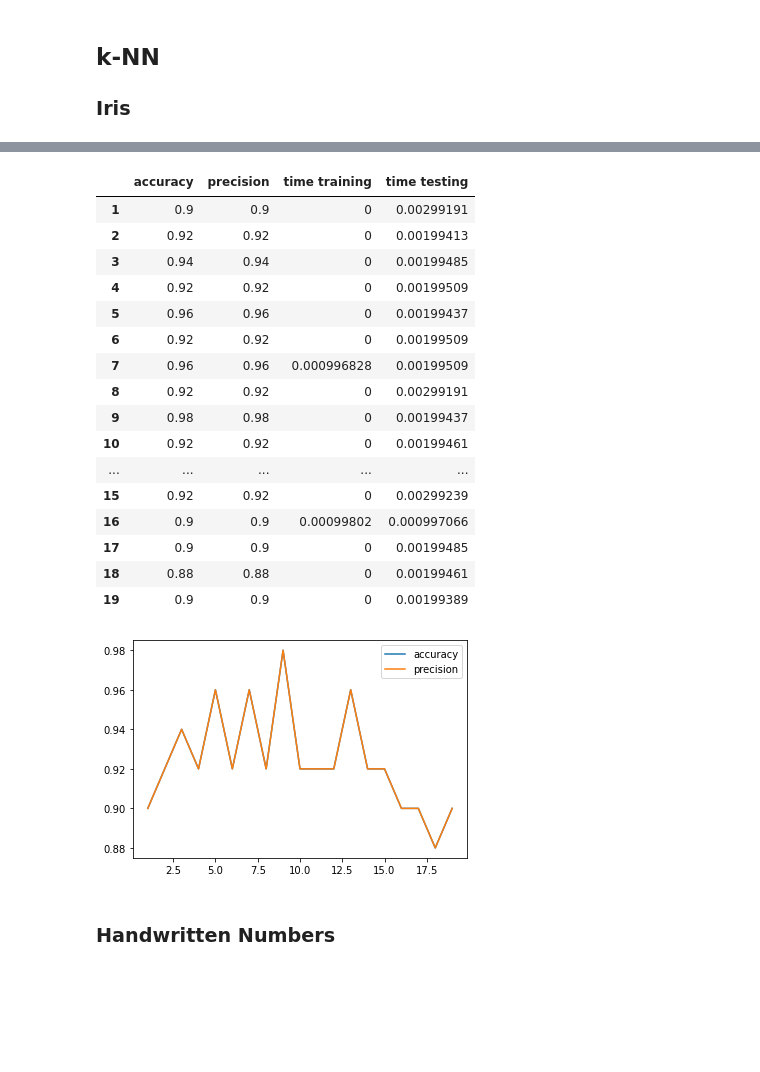
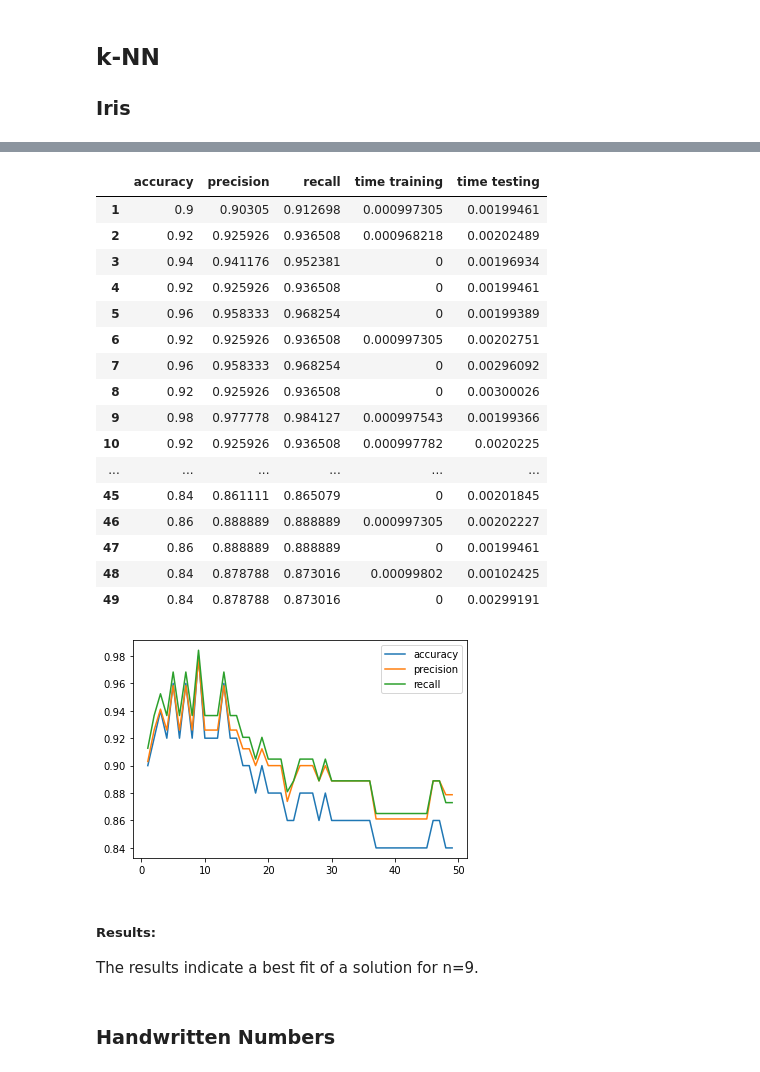
Before and after one commit to kocmana/tw_mle_exercise2, a Jupyter notebook: tw_mle_exercise2.ipynb, the cells around one changed output, grey strips where cells are left out. Drawn from its saved outputs; the diff is of its cells as text; code cells hidden in the pictures; blank space fills up the shorter version.

```diff
--- a/tw_mle_exercise2.ipynb
+++ b/tw_mle_exercise2.ipynb
@@ -50,27 +54,27 @@ Your submission shall contain
 # %%
 #General Imports
-
-import numpy as np
 from sklearn.model_selection import train_test_split
 from sklearn import datasets
 from sklearn import metrics
 from sklearn.utils import shuffle
+from sklearn.model_selection import cross_val_score
 import pandas as pd
 import time
-import datetime
 
 #Data reporting
-from IPython.display import display, HTML
-import matplotlib.pyplot as plt
+from IPython.display import display
 
 #Global variables
 randomState=24  # change the state with the numeric parts of your matrikelnummer; if you are in a group, use the sume of the numeric parts
                 # se19m024
+averagingApproach = 'macro'
+zero_divisionApproach = 0
 
 #Overall report
 ml_approaches = ['k-NN', 'bayes', 'perceptron', 'decision tree']
-overall_results_iris = pd.DataFrame(columns=['accuracy','precision','time training', 'time testing'], index=ml_approaches)
-overall_results_digits = pd.DataFrame(columns=['accuracy','precision','time training', 'time testing'], index=ml_approaches)
+resultColumns = ['accuracy','precision','recall','time training', 'time testing']
+overall_results_iris = pd.DataFrame(columns=resultColumns, index=ml_approaches)
+overall_results_digits = pd.DataFrame(columns=resultColumns, index=ml_approaches)
 # %% [markdown]
 ## k-NN
 
@@ -84,14 +88,12 @@ dataSet = datasets.load_iris()
 # Shuffle our input data
 data, target = shuffle(dataSet.data, dataSet.target, random_state=randomState)
 
-testvalues = range(1,20)
+testvalues = range(1,50)
 
 # Prepare dataframe for results
-knn_results_iris = pd.DataFrame(columns=['accuracy','precision','time training', 'time testing'], index=testvalues)
+knn_results_iris = pd.DataFrame(columns=resultColumns, index=testvalues)
 
 # Prepare a train/test set split
-# split 2/3 1/3 into training & test set
-# We use the random number generator state +1; this will influence how our data is split
 X_train, X_test, y_train, y_test = train_test_split(data, target, test_size=0.33, random_state=(randomState+1))
 
 # parameters for k-NN
@@ -111,19 +113,26 @@ for n in n_neighbors:
     end_time_test = time.time()
 
     # Compute metrics
-    acc=metrics.accuracy_score(y_test, y_test_predicted)
-    precision=metrics.precision_score(y_test, y_test_predicted, average="micro")
+    acc = metrics.accuracy_score(y_test, y_test_predicted)
+    recall=metrics.recall_score(y_test, y_test_predicted, average=averagingApproach, zero_division=zero_divisionApproach)
+    precision = metrics.precision_score(y_test, y_test_predicted, average=averagingApproach, zero_division=zero_divisionApproach)
+
+    scores = cross_val_score(classifier, data, target, cv=5)
+    print("5 Fold Verification with N: " + str(n))
+    print("Accuracy: %0.2f (+/- %0.2f)" % (scores.mean(), scores.std() * 2))
 
     result = pd.Series({
         'accuracy':acc,
         'precision':precision,
+        'recall':recall,
         'time training':end_time_train-start_time_train,
         'time testing':end_time_test-start_time_test
     })
     knn_results_iris.loc[n] = result
 
+print("Holdout Result for Iris Dataset and k-NN by Iterating over N values:")
 display(knn_results_iris)
-knn_results_iris[['accuracy','precision']].plot.line()
+knn_results_iris[['accuracy','precision', 'recall']].plot.line()
 
 #Store result with best accuracy in overall results dataframe
 best_result = knn_results_iris[knn_results_iris['accuracy']==knn_results_iris['accuracy'].max()]
@@ -132,21 +158,24 @@ overall_results_iris.loc['k-NN']=best_result.loc[best_result.last_valid_index()]
-|  | accuracy | precision | time training | time testing |
-| 1 | 0.9 | 0.9 | 0 | 0.00299191 |
-| 2 | 0.92 | 0.92 | 0 | 0.00199413 |
-| 3 | 0.94 | 0.94 | 0 | 0.00199485 |
-| 4 | 0.92 | 0.92 | 0 | 0.00199509 |
-| 5 | 0.96 | 0.96 | 0 | 0.00199437 |
-| 6 | 0.92 | 0.92 | 0 | 0.00199509 |
-| 7 | 0.96 | 0.96 | 0.000996828 | 0.00199509 |
-| 8 | 0.92 | 0.92 | 0 | 0.00299191 |
-| 9 | 0.98 | 0.98 | 0 | 0.00199437 |
-| 10 | 0.92 | 0.92 | 0 | 0.00199461 |
-| ... | ... | ... | ... | ... |
-| 15 | 0.92 | 0.92 | 0 | 0.00299239 |
-| 16 | 0.9 | 0.9 | 0.00099802 | 0.000997066 |
-| 17 | 0.9 | 0.9 | 0 | 0.00199485 |
-| 18 | 0.88 | 0.88 | 0 | 0.00199461 |
-| 19 | 0.9 | 0.9 | 0 | 0.00199389 |
+|  | accuracy | precision | recall | time training | time testing |
+| 1 | 0.9 | 0.90305 | 0.912698 | 0.000997305 | 0.00199461 |
+| 2 | 0.92 | 0.925926 | 0.936508 | 0.000968218 | 0.00202489 |
+| 3 | 0.94 | 0.941176 | 0.952381 | 0 | 0.00196934 |
+| 4 | 0.92 | 0.925926 | 0.936508 | 0 | 0.00199461 |
+| 5 | 0.96 | 0.958333 | 0.968254 | 0 | 0.00199389 |
+| 6 | 0.92 | 0.925926 | 0.936508 | 0.000997305 | 0.00202751 |
+| 7 | 0.96 | 0.958333 | 0.968254 | 0 | 0.00296092 |
+| 8 | 0.92 | 0.925926 | 0.936508 | 0 | 0.00300026 |
+| 9 | 0.98 | 0.977778 | 0.984127 | 0.000997543 | 0.00199366 |
+| 10 | 0.92 | 0.925926 | 0.936508 | 0.000997782 | 0.0020225 |
+| ... | ... | ... | ... | ... | ... |
+| 45 | 0.84 | 0.861111 | 0.865079 | 0 | 0.00201845 |
+| 46 | 0.86 | 0.888889 | 0.888889 | 0.000997305 | 0.00202227 |
+| 47 | 0.86 | 0.888889 | 0.888889 | 0 | 0.00199461 |
+| 48 | 0.84 | 0.878788 | 0.873016 | 0.00099802 | 0.00102425 |
+| 49 | 0.84 | 0.878788 | 0.873016 | 0 | 0.00299191 |
-[figure, old version]
+[figure, new version]
+# %% [markdown]
+##### Results:
+The results indicate a best fit of a solution for n=9.
 # %% [markdown]
 ### Handwritten Numbers
 # %%
```
Also changed, not shown: parts of 24 cells of this notebook.
